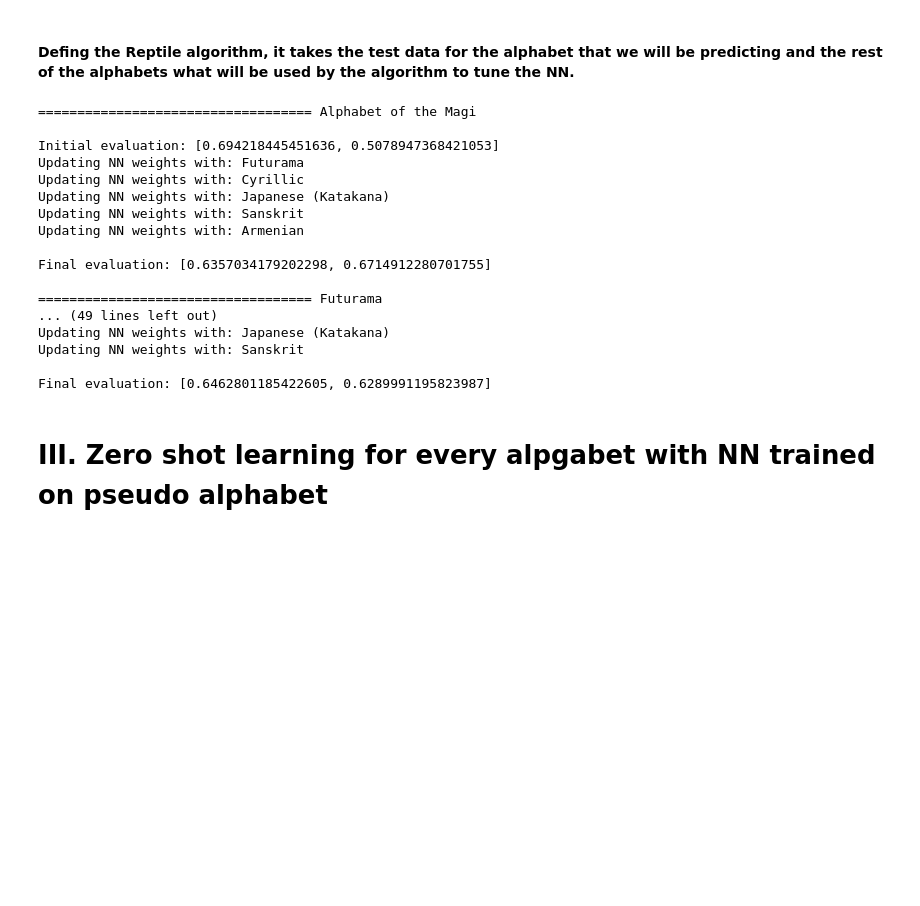
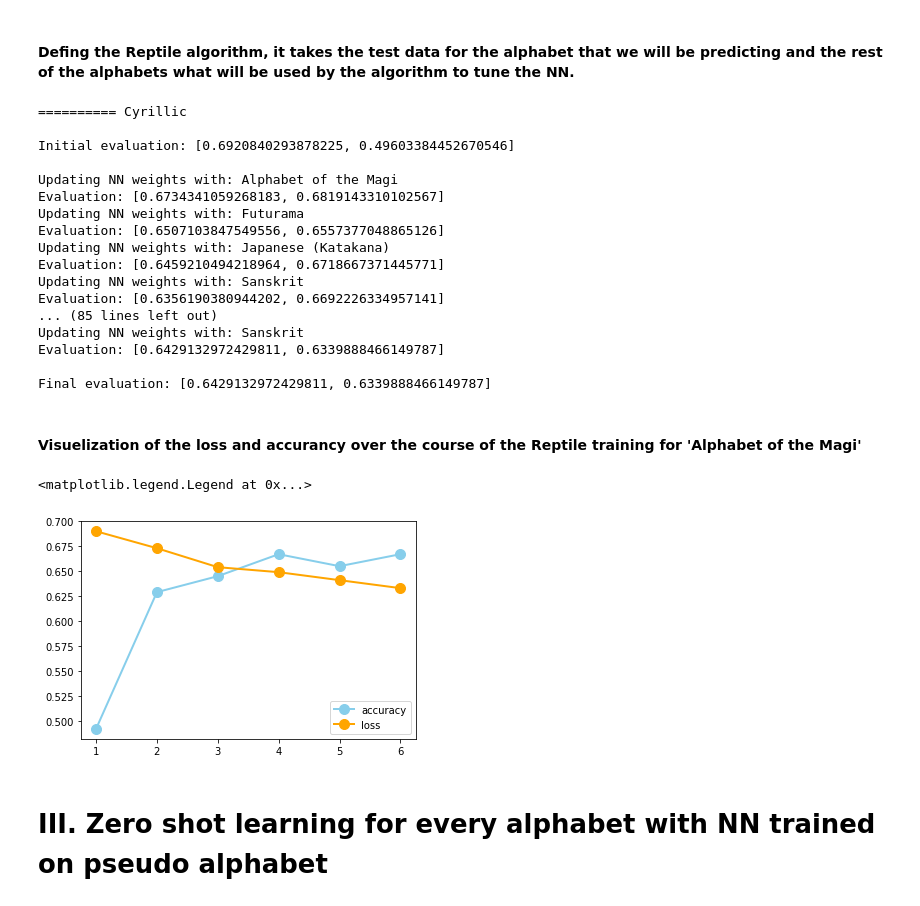
Before and after one commit to nikolahitek/iis-project, a Jupyter notebook: IIS_Reptile.ipynb, the cells around one changed output. Drawn from its saved outputs; the diff is of its cells as text; code cells hidden in the pictures; blank space fills up the shorter version.

```diff
--- a/IIS_Reptile.ipynb
+++ b/IIS_Reptile.ipynb
@@ -273,24 +348,35 @@ for name, features, y in alphabets:
 
     other_alphabets = list(filter(lambda a: a[0] != name, alphabets))
 
-    reptile(X_test, y_test, other_alphabets)
+    reptile(X_test, y_test, other_alphabets, None)
 # %% [output]
-=================================== Alphabet of the Magi
+========== Cyrillic
 
-Initial evaluation: [0.694218445451636, 0.5078947368421053]
+Initial evaluation: [0.6920840293878225, 0.49603384452670546]
+
+Updating NN weights with: Alphabet of the Magi
+Evaluation: [0.6734341059268183, 0.6819143310102567]
 Updating NN weights with: Futurama
-Updating NN weights with: Cyrillic
+Evaluation: [0.6507103847549556, 0.6557377048865126]
 Updating NN weights with: Japanese (Katakana)
+Evaluation: [0.6459210494218964, 0.6718667371445771]
 Updating NN weights with: Sanskrit
-Updating NN weights with: Armenian
+Evaluation: [0.6356190380944202, 0.6692226334957141]
+... (85 lines left out)
+Updating NN weights with: Sanskrit
+Evaluation: [0.6429132972429811, 0.6339888466149787]
 
-Final evaluation: [0.6357034179202298, 0.6714912280701755]
-
-=================================== Futurama
-... (49 lines left out)
-Updating NN weights with: Japanese (Katakana)
-Updating NN weights with: Sanskrit
-
-Final evaluation: [0.6462801185422605, 0.6289991195823987]
+Final evaluation: [0.6429132972429811, 0.6339888466149787]
+# %% [markdown]
+#### Visuelization of the loss and accurancy over the course of the Reptile training for 'Alphabet of the Magi'
+# %%
+df=pd.DataFrame({'x': range(1,7), 'loss': [0.690, 0.673, 0.654, 0.649, 0.641, 0.633], 'accuracy': [0.492, 0.629, 0.645, 0.667, 0.655, 0.667]})
+
+plt.plot( 'x', 'accuracy', data=df, marker='o', markerfacecolor='skyblue', markersize=10, color='skyblue', linewidth=2)
+plt.plot( 'x', 'loss', data=df, marker='o', markerfacecolor='orange', markersize=10, color='orange', linewidth=2)
+plt.legend()
+# %% [output]
+<matplotlib.legend.Legend at 0x...>
+[figure, added]
 # %% [markdown]
-# III. Zero shot learning for every alpgabet with NN trained on pseudo alphabet
+# III. Zero shot learning for every alphabet with NN trained on pseudo alphabet
```
Also changed, not shown: parts of 15 cells of this notebook.
